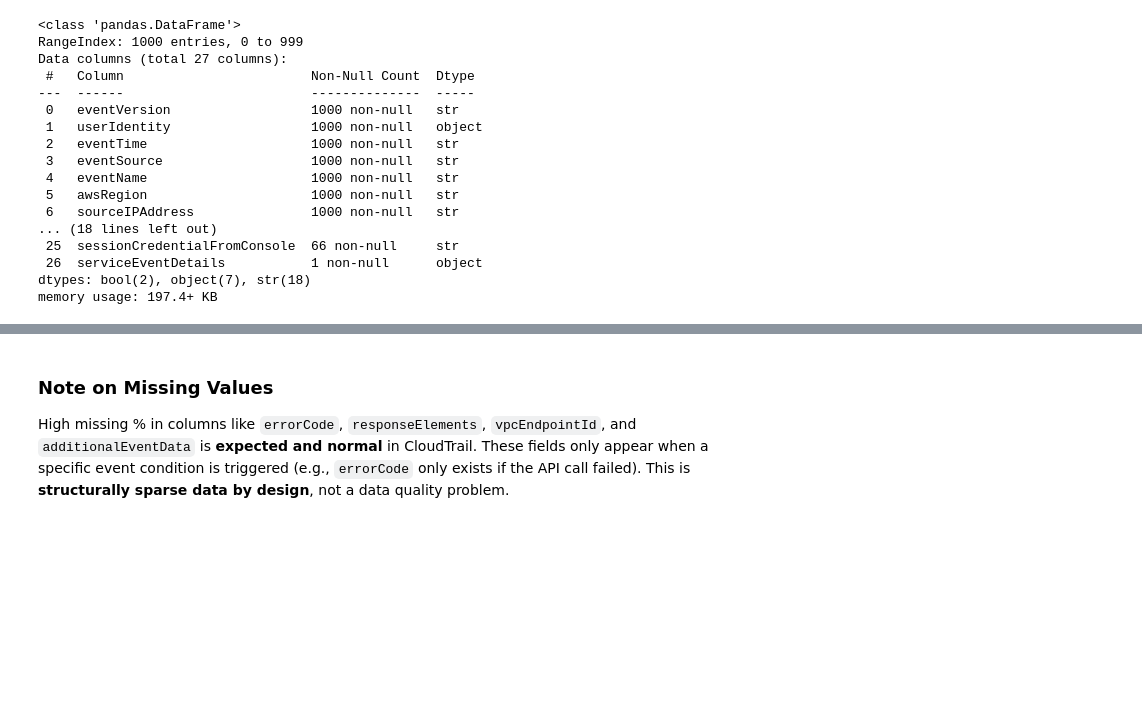
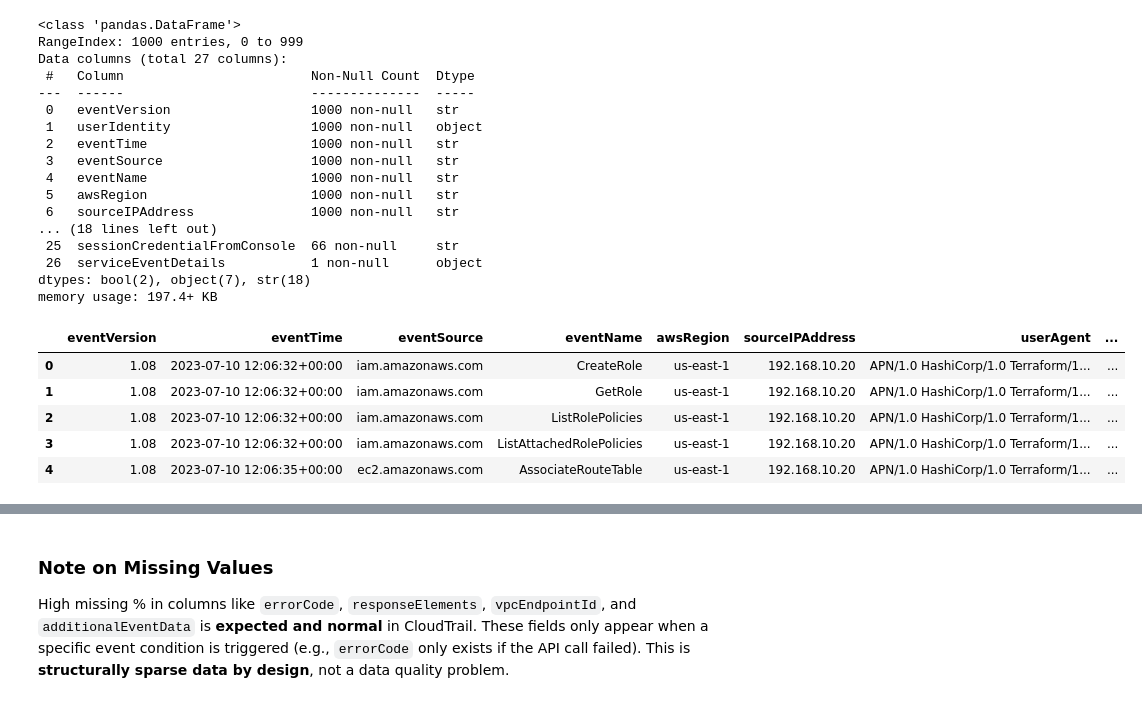
Before and after one commit to Philbert72/federated-hgnn-anomaly-detection, a Jupyter notebook: Notebooks/Phase1_Data_Preparation.ipynb, the cells around one changed output, grey strips where cells are left out. Drawn from its saved outputs; the diff is of its cells as text; code cells hidden in the pictures; blank space fills up the shorter version.

```diff
--- a/Notebooks/Phase1_Data_Preparation.ipynb
+++ b/Notebooks/Phase1_Data_Preparation.ipynb
@@ -11,8 +11,8 @@ import json
 import glob
 import os
 
-# UPDATE this path to your local CloudTrail folder
-cloudtrail_folder = os.path.expanduser("~/Downloads/Pre Thesis/Dataset/Raw/CloudTrail/CloudTrail/*.json")
+# path to local CloudTrail folder
+cloudtrail_folder = os.path.expanduser("~/Downloads/federated-hgnn-anomaly-detection/Dataset/Raw/CloudTrail/CloudTrail/*.json")
 
 records = []
 
@@ -93,3 +93,12 @@ Data columns (total 27 columns):
  26  serviceEventDetails           1 non-null      object
 dtypes: bool(2), object(7), str(18)
 memory usage: 197.4+ KB
+# %%
+df_identity.head()
+# %% [output]
+|  | eventVersion | eventTime | eventSource | eventName | awsRegion | sourceIPAddress | userAgent | ... |
+| 0 | 1.08 | 2023-07-10 12:06:32+00:00 | iam.amazonaws.com | CreateRole | us-east-1 | 192.168.10.20 | APN/1.0 HashiCorp/1.0 Terraform/1... | ... |
+| 1 | 1.08 | 2023-07-10 12:06:32+00:00 | iam.amazonaws.com | GetRole | us-east-1 | 192.168.10.20 | APN/1.0 HashiCorp/1.0 Terraform/1... | ... |
+| 2 | 1.08 | 2023-07-10 12:06:32+00:00 | iam.amazonaws.com | ListRolePolicies | us-east-1 | 192.168.10.20 | APN/1.0 HashiCorp/1.0 Terraform/1... | ... |
+| 3 | 1.08 | 2023-07-10 12:06:32+00:00 | iam.amazonaws.com | ListAttachedRolePolicies | us-east-1 | 192.168.10.20 | APN/1.0 HashiCorp/1.0 Terraform/1... | ... |
+| 4 | 1.08 | 2023-07-10 12:06:35+00:00 | ec2.amazonaws.com | AssociateRouteTable | us-east-1 | 192.168.10.20 | APN/1.0 HashiCorp/1.0 Terraform/1... | ... |
```
Also changed, not shown: parts of 2 cells of this notebook, 9 other files.
